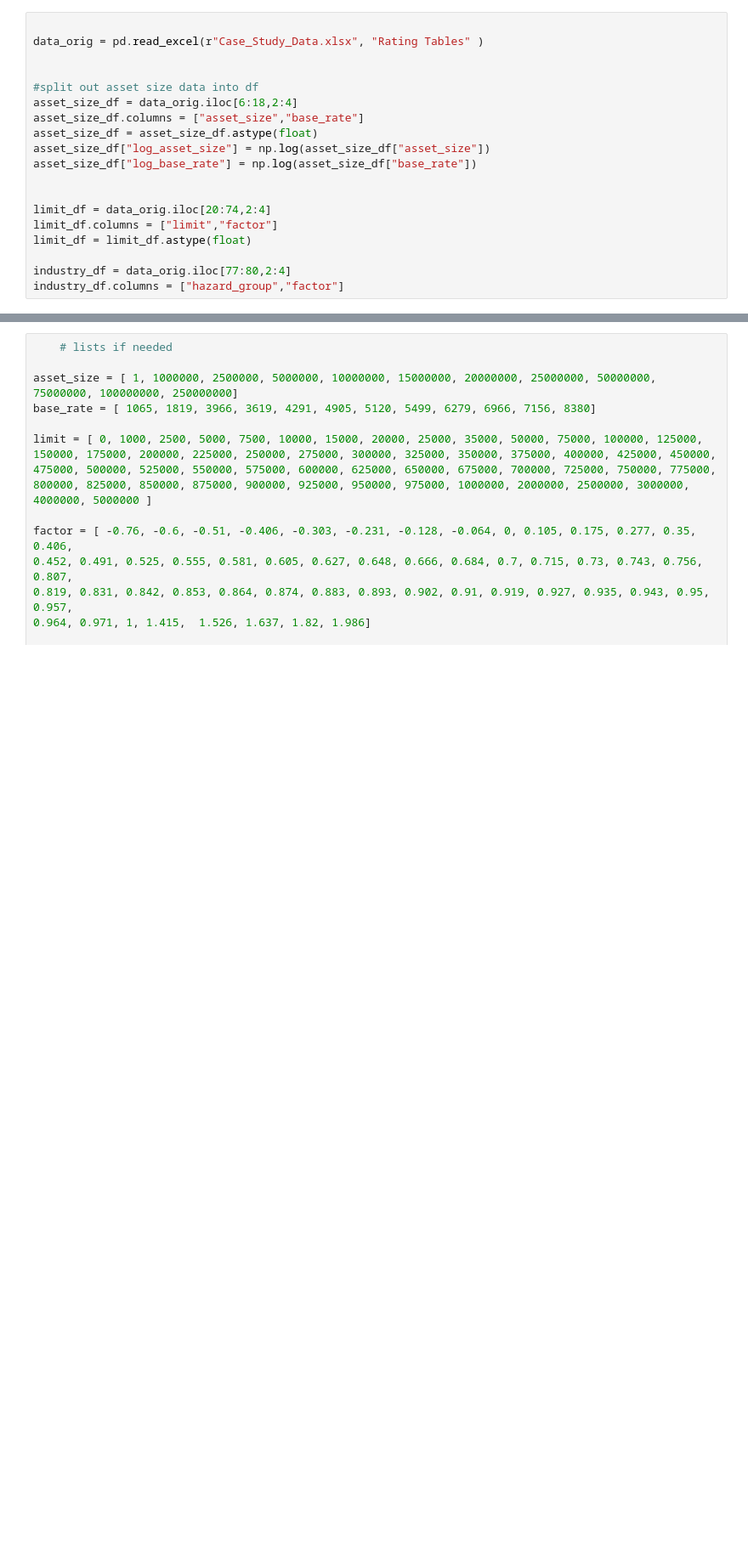
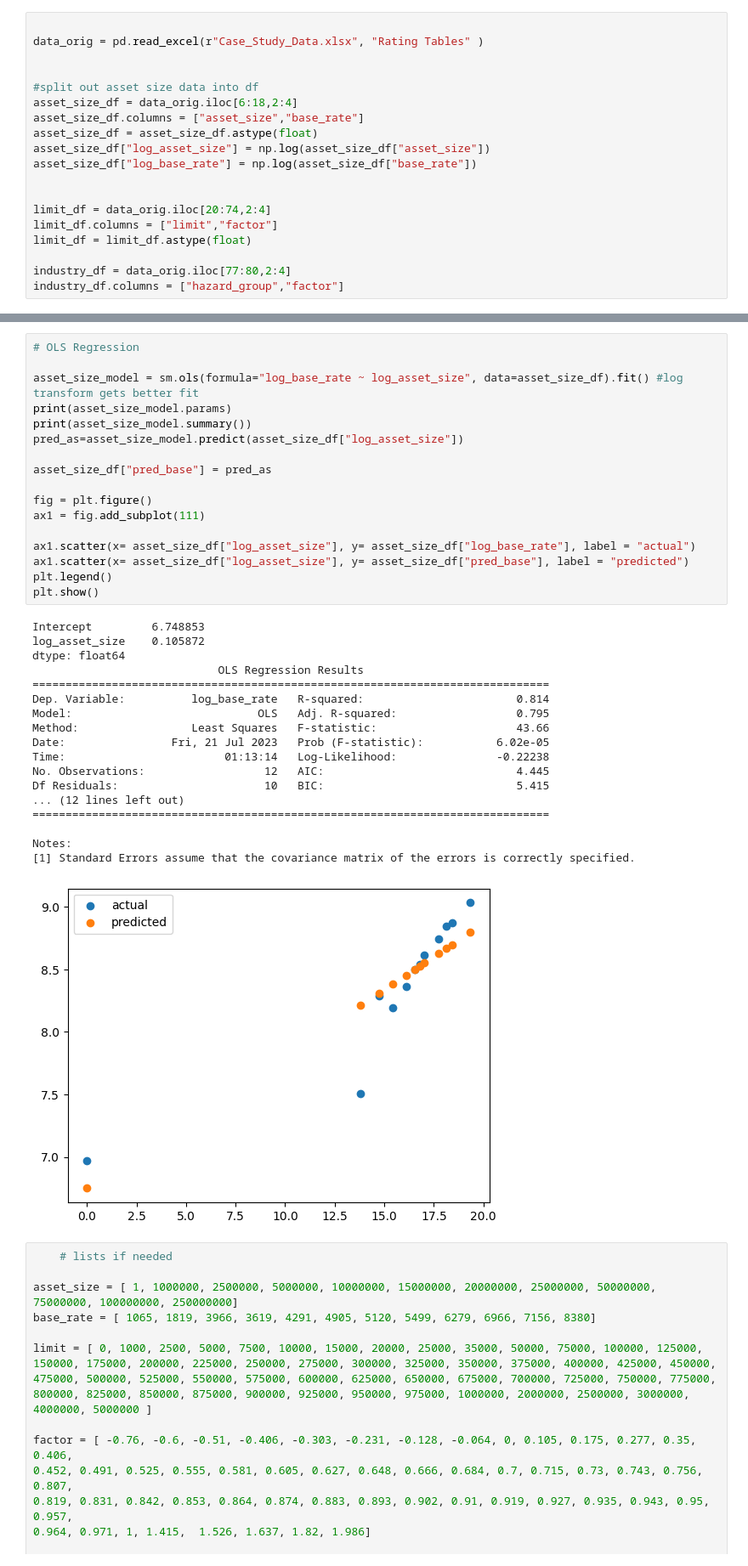
Before and after one commit to mailnos/Counterpart_project, a Jupyter notebook: model_testing.ipynb, the cells around one changed output, grey strips where cells are left out. Shown: that part at 85% size. Drawn from its saved outputs; the diff is of its cells as text; blank space fills up the shorter version.

```diff
--- a/model_testing.ipynb
+++ b/model_testing.ipynb
@@ -27,3 +44,39 @@ industry_df.columns = ["hazard_group","factor"]
+# %%
+# OLS Regression
+
+asset_size_model = sm.ols(formula="log_base_rate ~ log_asset_size", data=asset_size_df).fit() #log transform gets better fit
+print(asset_size_model.params)
+print(asset_size_model.summary())
+pred_as=asset_size_model.predict(asset_size_df["log_asset_size"])
+
+asset_size_df["pred_base"] = pred_as
+
+fig = plt.figure()
+ax1 = fig.add_subplot(111)
+
+ax1.scatter(x= asset_size_df["log_asset_size"], y= asset_size_df["log_base_rate"], label = "actual")
+ax1.scatter(x= asset_size_df["log_asset_size"], y= asset_size_df["pred_base"], label = "predicted")
+plt.legend()
+plt.show()
+# %% [output]
+Intercept         6.748853
+log_asset_size    0.105872
+dtype: float64
+                            OLS Regression Results
+==============================================================================
+Dep. Variable:          log_base_rate   R-squared:                       0.814
+Model:                            OLS   Adj. R-squared:                  0.795
+Method:                 Least Squares   F-statistic:                     43.66
+Date:                Fri, 21 Jul 2023   Prob (F-statistic):           6.02e-05
+Time:                        01:13:14   Log-Likelihood:               -0.22238
+No. Observations:                  12   AIC:                             4.445
+Df Residuals:                      10   BIC:                             5.415
+... (12 lines left out)
+==============================================================================
+
+Notes:
+[1] Standard Errors assume that the covariance matrix of the errors is correctly specified.
+[figure, added]
 # %%
     # lists if needed
 
```
Also changed, not shown: parts of 3 cells of this notebook.
